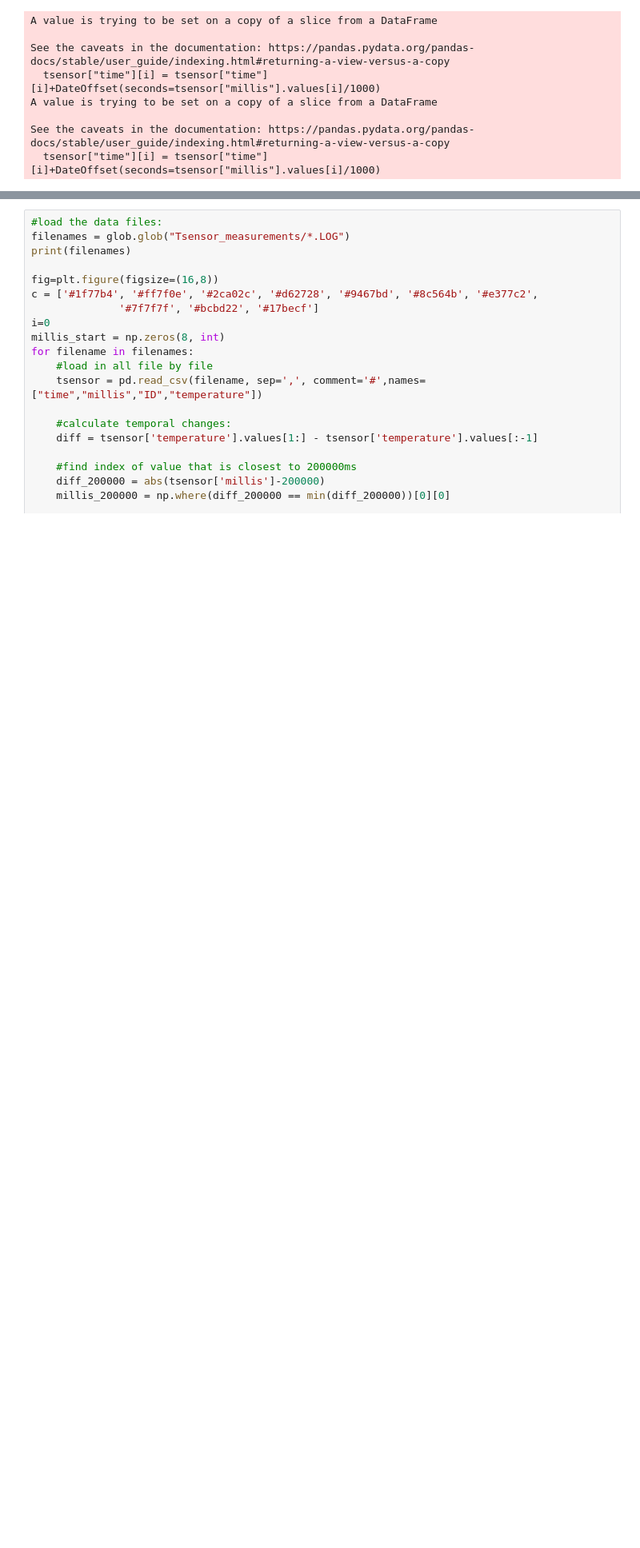
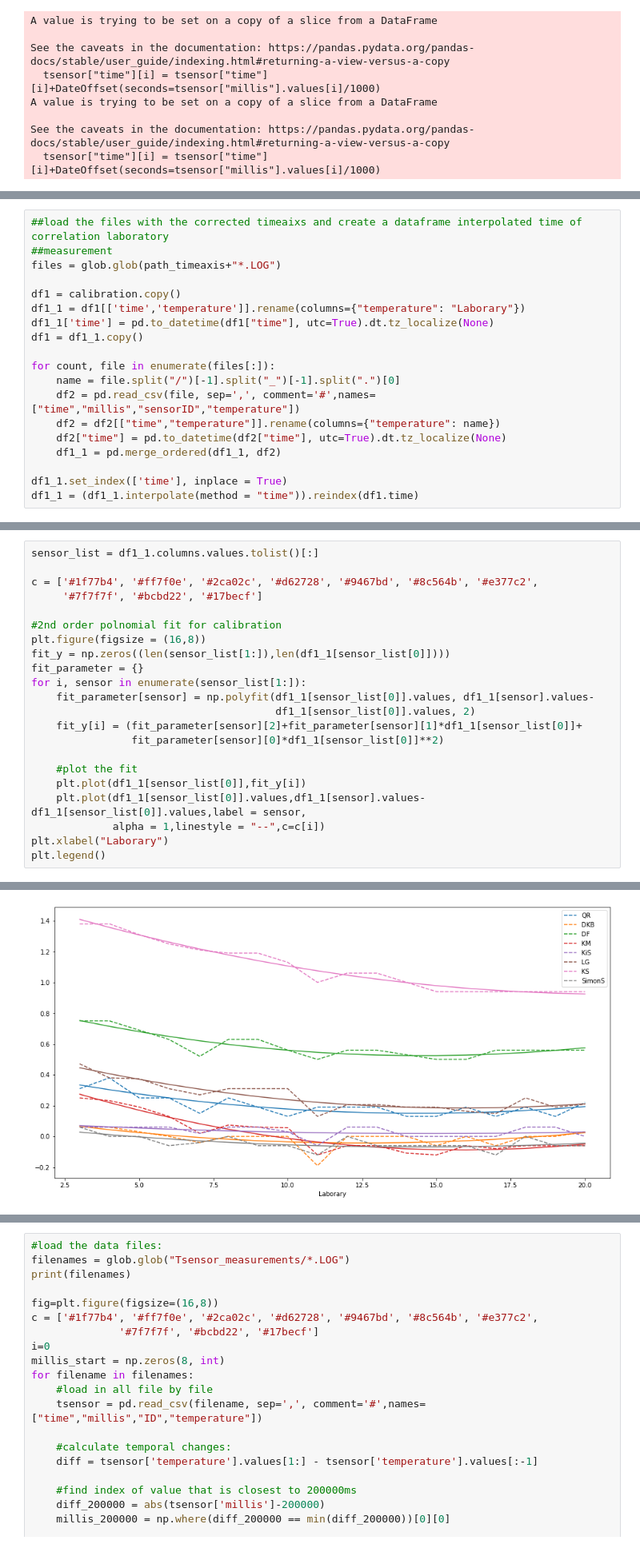
Before and after one commit to loanagr/Temperature_sensor, a Jupyter notebook: Evaluation_Tsensor_measurements.ipynb, the cells around one changed output, grey strips where cells are left out. Shown at 80% size. Saved outputs shown, nothing was run; the diff lists cells and outputs as text; blank space fills up the shorter version.

Commit message:
Create code block for calibration

```diff
--- a/Evaluation_Tsensor_measurements.ipynb
+++ b/Evaluation_Tsensor_measurements.ipynb
@@ -71,0 +79,19 @@ See the caveats in the documentation: https://pandas.pydata.org/pandas-docs/stab
+# %%
+##load the files with the corrected timeaixs and create a dataframe interpolated time of correlation laboratory
+##measurement
+files = glob.glob(path_timeaxis+"*.LOG")
+
+df1 = calibration.copy()
+df1_1 = df1[['time','temperature']].rename(columns={"temperature": "Laborary"})
+df1_1['time'] = pd.to_datetime(df1["time"], utc=True).dt.tz_localize(None)
+df1 = df1_1.copy()
+
+for count, file in enumerate(files[:]):
+    name = file.split("/")[-1].split("_")[-1].split(".")[0]
+    df2 = pd.read_csv(file, sep=',', comment='#',names=["time","millis","sensorID","temperature"])
+    df2 = df2[["time","temperature"]].rename(columns={"temperature": name})
+    df2["time"] = pd.to_datetime(df2["time"], utc=True).dt.tz_localize(None)
+    df1_1 = pd.merge_ordered(df1_1, df2)
+
+df1_1.set_index(['time'], inplace = True)
+df1_1 = (df1_1.interpolate(method = "time")).reindex(df1.time)
@@ -71,0 +117,23 @@ See the caveats in the documentation: https://pandas.pydata.org/pandas-docs/stab
+# %%
+sensor_list = df1_1.columns.values.tolist()[:]
+
+c = ['#1f77b4', '#ff7f0e', '#2ca02c', '#d62728', '#9467bd', '#8c564b', '#e377c2',
+     '#7f7f7f', '#bcbd22', '#17becf']
+
+#2nd order polnomial fit for calibration
+plt.figure(figsize = (16,8))
+fit_y = np.zeros((len(sensor_list[1:]),len(df1_1[sensor_list[0]])))
+fit_parameter = {}
+for i, sensor in enumerate(sensor_list[1:]):
+    fit_parameter[sensor] = np.polyfit(df1_1[sensor_list[0]].values, df1_1[sensor].values-
+                                       df1_1[sensor_list[0]].values, 2)
+    fit_y[i] = (fit_parameter[sensor][2]+fit_parameter[sensor][1]*df1_1[sensor_list[0]]+
+                fit_parameter[sensor][0]*df1_1[sensor_list[0]]**2)
+
+    #plot the fit
+    plt.plot(df1_1[sensor_list[0]],fit_y[i])
+    plt.plot(df1_1[sensor_list[0]].values,df1_1[sensor].values-df1_1[sensor_list[0]].values,label = sensor,
+             alpha = 1,linestyle = "--",c=c[i])
+plt.xlabel("Laborary")
+plt.legend()
+# %% [output]
@@ -71,0 +141 @@ See the caveats in the documentation: https://pandas.pydata.org/pandas-docs/stab
+[figure, added]
```
Also changed, not shown: parts of 7 cells of this notebook, 8 other files.
